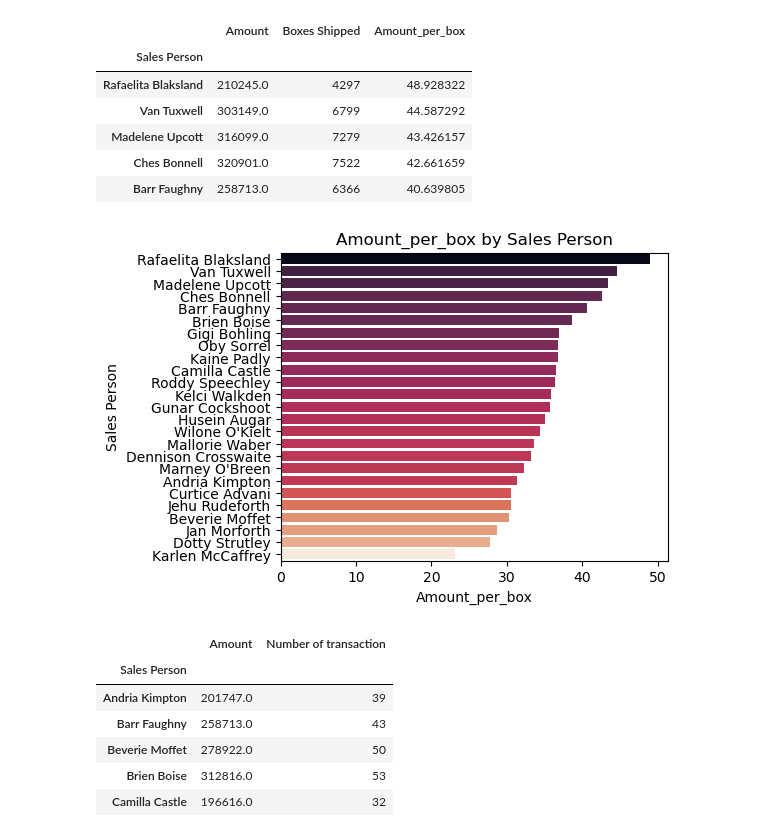
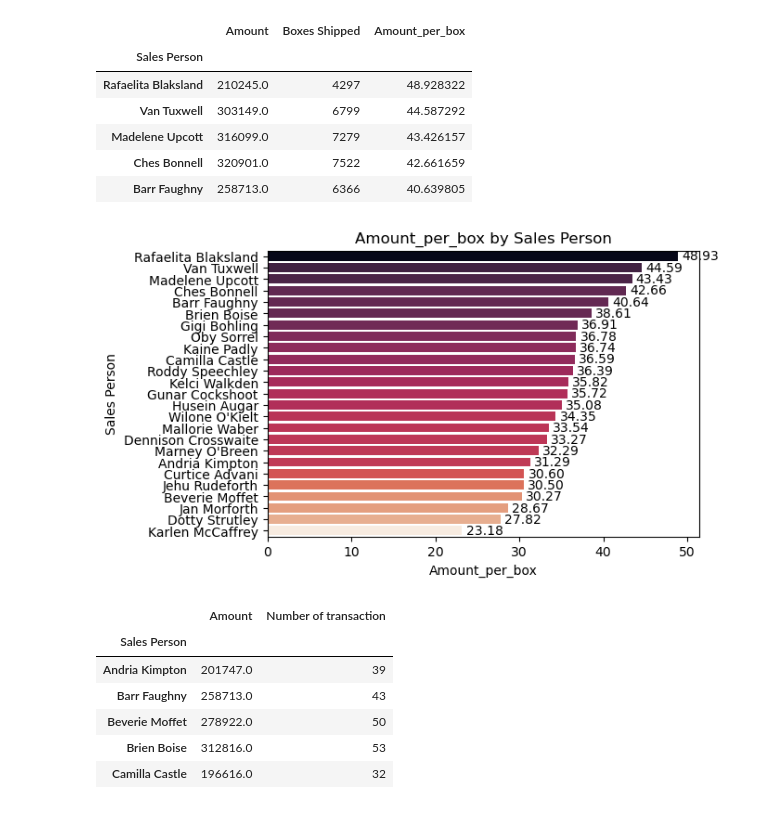
Before and after one commit to GrabarzVIII/chocolate_sales_data_analysis, a Jupyter notebook: chocolate_sales_data_analysis.ipynb, the cells around one changed output. Cells and saved outputs as stored; diff of their text form; code cells hidden in the pictures.

```diff
--- a/chocolate_sales_data_analysis.ipynb
+++ b/chocolate_sales_data_analysis.ipynb
@@ -154,10 +154,14 @@ Name: Boxes Shipped, dtype: int64
 norm = (sperson_gbamount - sperson_gbamount.min()) / (sperson_gbamount.max() - sperson_gbamount.min())
 reverse_rocket = list(sns.color_palette("rocket", as_cmap=True)(norm))
 
-plt.figure(figsize=(5, 4))
-sns.barplot(x=sperson_gbamount.values, y=sperson_gbamount.index, palette=reverse_rocket, hue=sperson_gbamount.values, legend=False)
+fig,ax = plt.subplots(figsize=(7, 5))
+bars = sns.barplot(x=sperson_gbamount.values, y=sperson_gbamount.index, palette=reverse_rocket, hue=sperson_gbamount.values, legend=False)
 plt.title('Sales Amount by Sales Person')
 plt.xlabel('Amount')
 plt.ylabel('Sales Person')
+
+for c in bars.containers:
+    ax.bar_label(c, fmt='%.0f', padding=3)
+
 plt.show()
 # %% [output]
@@ -166,10 +170,14 @@ plt.show()
 norm = (sperson_gbcoxes - sperson_gbcoxes.min()) / (sperson_gbcoxes.max() - sperson_gbcoxes.min())
 reverse_mako = list(sns.color_palette("mako", as_cmap=True)(norm))
 
-plt.figure(figsize=(5, 4))
-sns.barplot(x=sperson_gbcoxes.values, y=sperson_gbcoxes.index, palette=reverse_mako, hue=sperson_gbamount.values, legend=False)
+fig, ax = plt.subplots(figsize=(7, 5))
+bars = sns.barplot(x=sperson_gbcoxes.values, y=sperson_gbcoxes.index, palette=reverse_mako, hue=sperson_gbamount.values, legend=False)
 plt.title('Sales Boxes by Sales Person')
 plt.xlabel('Number of Boxes')
 plt.ylabel('Sales Person')
+
+for c in bars.containers:
+    ax.bar_label(c, fmt='%.0f', padding=3)
+
 plt.show()
 # %% [output]
@@ -181,26 +189,34 @@ sperson_gbcoxes_top5 = sperson_gbcoxes.head()
 norm = (sperson_gbamount_top5 - sperson_gbamount_top5.min()) / (sperson_gbamount_top5.max() - sperson_gbamount_top5.min())
 reverse_rocket = list(sns.color_palette("rocket", as_cmap=True)(norm))
 
-plt.figure(figsize=(7, 5))
-sns.barplot(x=sperson_gbamount_top5.values, y=sperson_gbamount_top5.index, palette=reverse_rocket, hue=sperson_gbamount_top5.values, legend=False)
+fig, ax = plt.subplots(figsize=(7, 5))
+bars = sns.barplot(x=sperson_gbamount_top5.values, y=sperson_gbamount_top5.index, palette=reverse_rocket, hue=sperson_gbamount_top5.values, legend=False)
 
 plt.xlim(300000,325000) #change x axis scale to show better difference between persons
 plt.title('Sales Amount by Sales Person')
 plt.xlabel('Amount')
 plt.ylabel('Sales Person')
 plt.tight_layout()
+
+for c in bars.containers:
+    ax.bar_label(c, fmt='%.0f', padding=3)
+
 plt.show()
 
 norm = (sperson_gbcoxes_top5 - sperson_gbcoxes_top5.min()) / (sperson_gbcoxes_top5.max() - sperson_gbcoxes_top5.min())
 reverse_mako = list(sns.color_palette("mako", as_cmap=True)(norm))
 
-plt.figure(figsize=(7, 5))
-sns.barplot(x=sperson_gbcoxes_top5.values, y=sperson_gbcoxes_top5.index, palette=reverse_mako, hue=sperson_gbcoxes_top5.values, legend=False)
+fig,ax = plt.subplots(figsize=(7, 5))
+bars = sns.barplot(x=sperson_gbcoxes_top5.values, y=sperson_gbcoxes_top5.index, palette=reverse_mako, hue=sperson_gbcoxes_top5.values, legend=False)
 
 plt.xlim(8000, 10000) #change x axis scale to show better difference between persons
 plt.title('Sales Boxes by Sales Person')
 plt.xlabel('Number of Boxes')
 plt.ylabel('Sales Person')
 plt.tight_layout()
+
+for c in bars.containers:
+    ax.bar_label(c, fmt='%.0f', padding=3)
+
 plt.show()
 # %% [output]
@@ -232,16 +248,21 @@ amount_per_box_spdf.head()
 # %%
 norm = (amount_per_box_spdf['Amount_per_box'] - amount_per_box_spdf['Amount_per_box'].min()) / (amount_per_box_spdf['Amount_per_box'].max() - amount_per_box_spdf['Amount_per_box'].min())
 reverse_rocket = list(sns.color_palette("rocket", as_cmap=True)(norm))
 
-plt.figure(figsize=(5, 4))
-sns.barplot(x=amount_per_box_spdf['Amount_per_box'], y=amount_per_box_spdf.index, palette=reverse_rocket,
+fig, ax = plt.subplots(figsize=(6, 4))
+
+bars = sns.barplot(x=amount_per_box_spdf['Amount_per_box'], y=amount_per_box_spdf.index, palette=reverse_rocket,
             hue=amount_per_box_spdf['Amount_per_box'], legend=False)
 plt.title('Amount_per_box by Sales Person')
 plt.xlabel('Amount_per_box')
 plt.ylabel('Sales Person')
+
+for c in bars.containers:
+    ax.bar_label(c, fmt='%.2f', padding=3)
+
 plt.show()
 # %% [output]
-[figure, old version]
+[figure, new version]
 # %%
 amount_per_transaction_spdf = pd.DataFrame({'Amount': sperson_gbamount, 'Number of transaction': chocolate_df['Sales Person'].value_counts()})
 amount_per_transaction_spdf.head()
```
Also changed, not shown: parts of 4 cells of this notebook.
